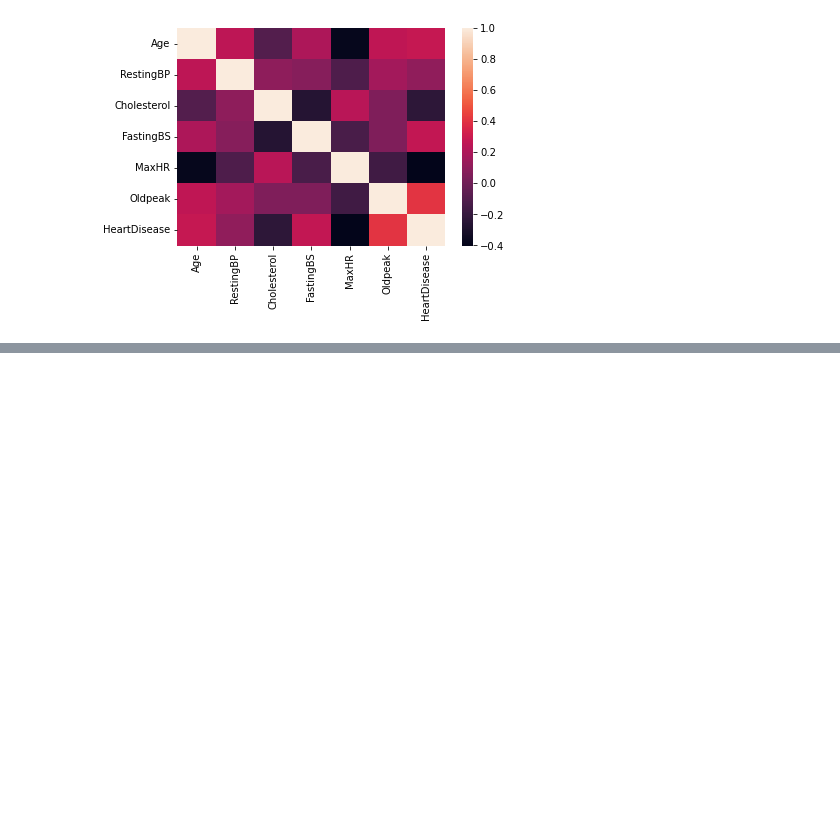
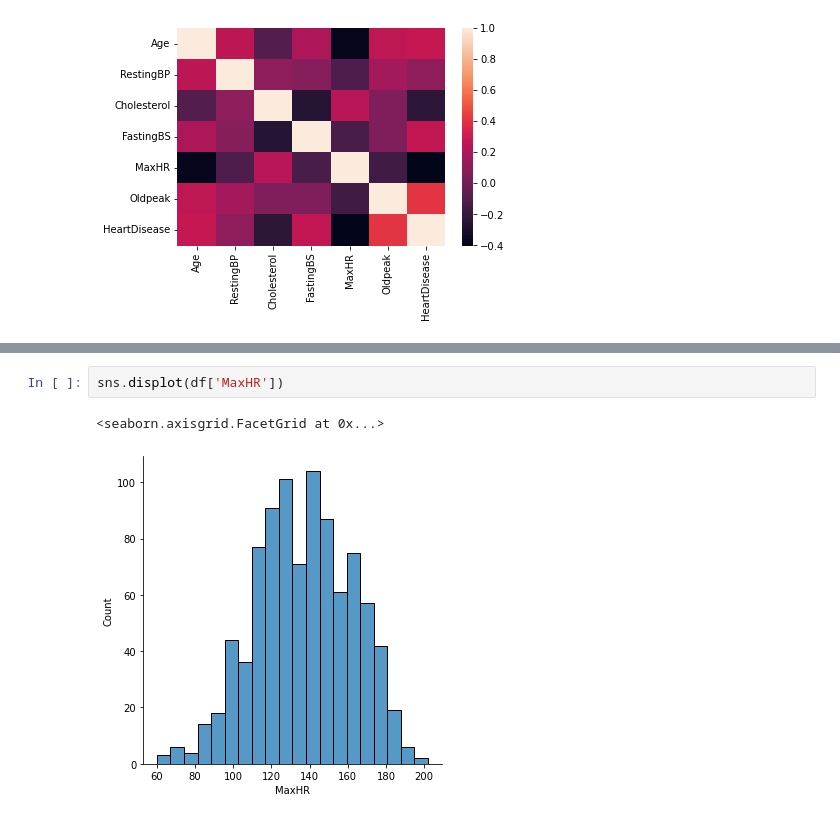
Before and after one commit to AbhishekWaghchaure/PythonBootCamp, a Jupyter notebook: DataVisualization/HeartDisease -Exploratory Data Analysis.ipynb, the cells around one changed output, grey strips where cells are left out. Drawn from its saved outputs; the diff is of its cells as text; blank space fills up the shorter version.

```diff
--- a/DataVisualization/HeartDisease -Exploratory Data Analysis.ipynb
+++ b/DataVisualization/HeartDisease -Exploratory Data Analysis.ipynb
@@ -139,0 +152,5 @@ sns.heatmap(df.corr())
+# %%
+sns.displot(df['MaxHR'])
+# %% [output]
+<seaborn.axisgrid.FacetGrid at 0x...>
+[figure, added]
```
Also changed, not shown: parts of 5 cells of this notebook.
